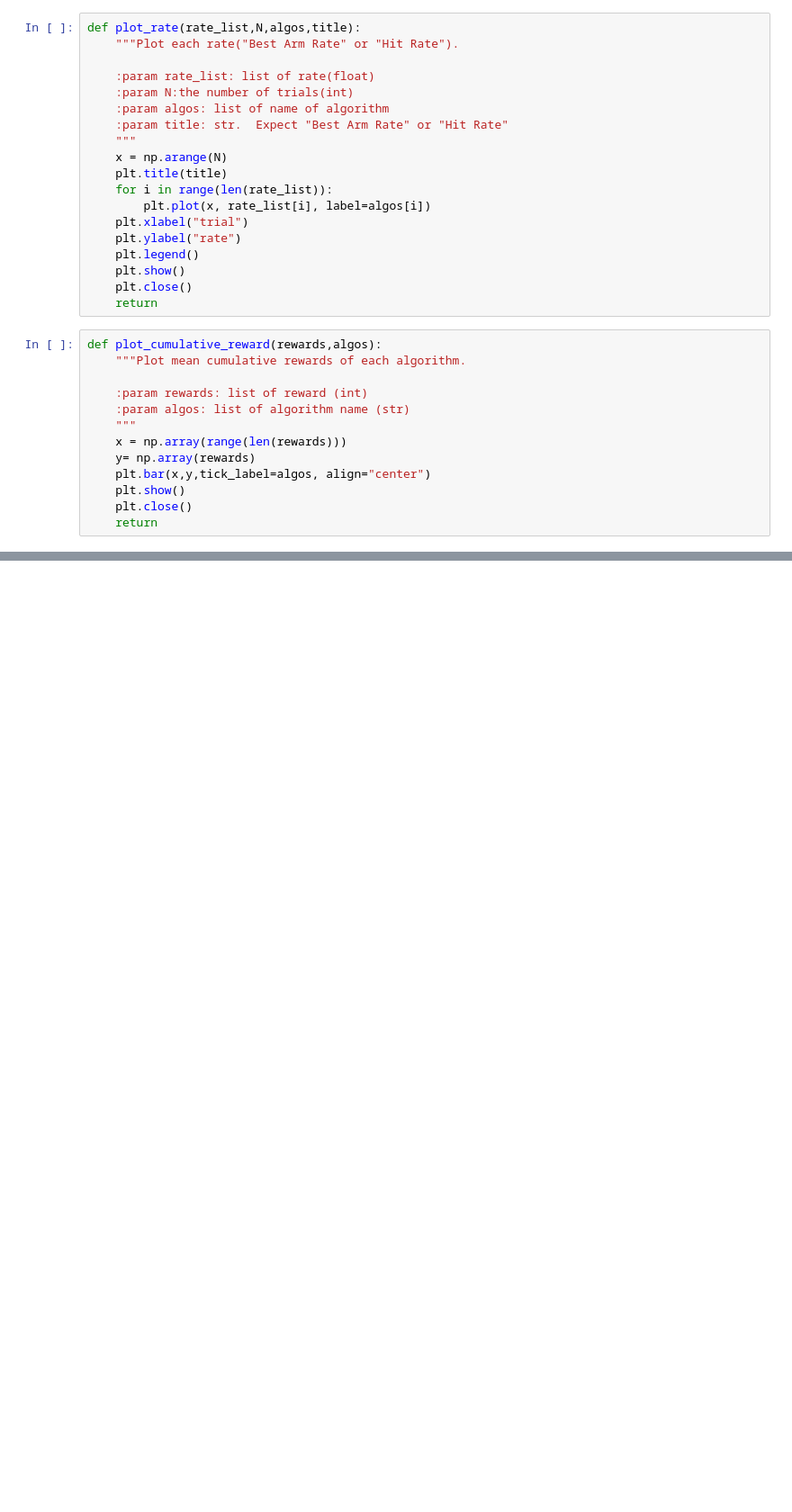
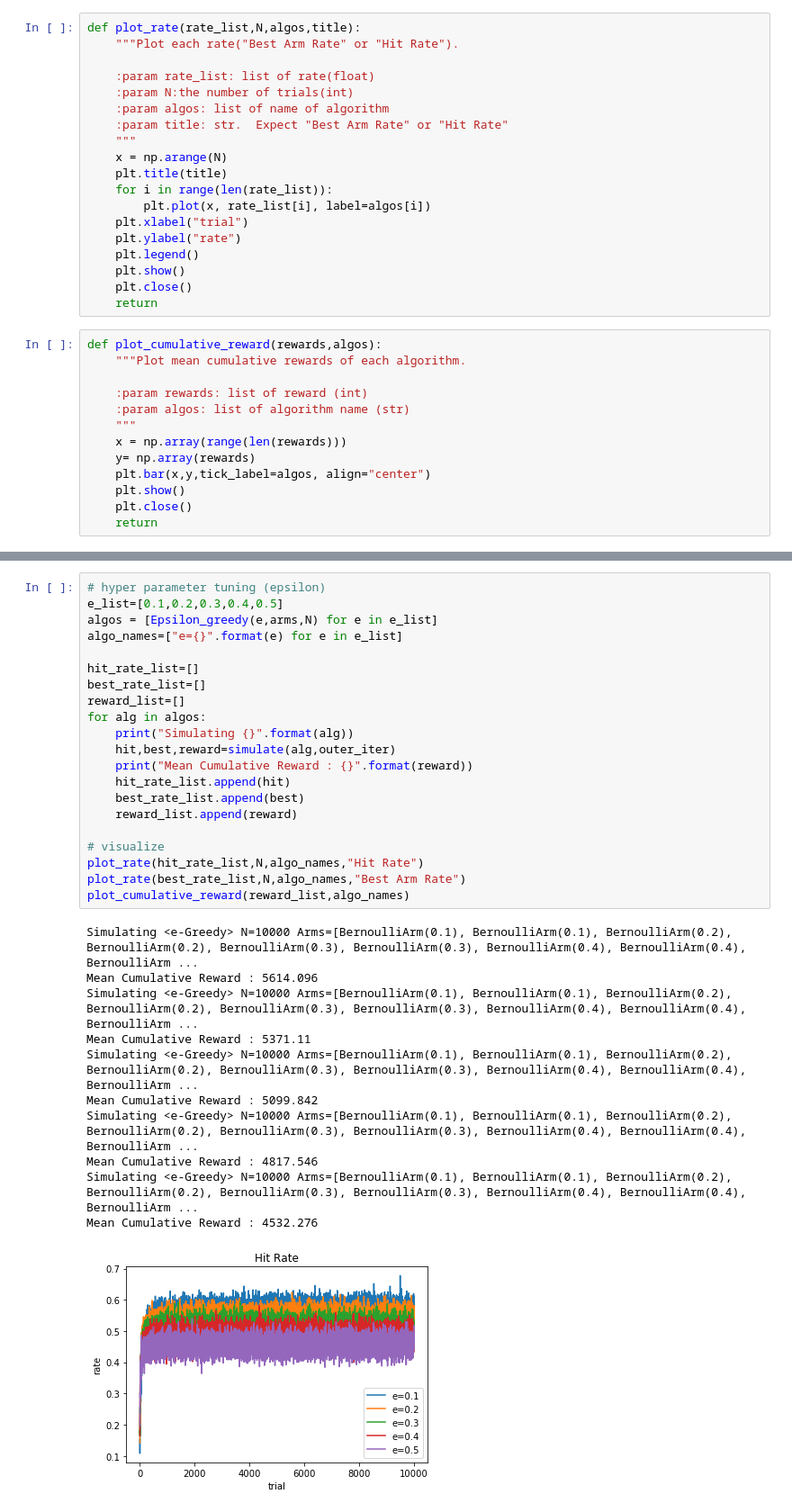
Before and after one commit to habroptilus/bandit, a Jupyter notebook: src/main.ipynb, the cells around one changed output, grey strips where cells are left out. Shown: that part at 90% size. Drawn from its saved outputs; the diff is of its cells as text; blank space fills up the shorter version.

```diff
--- a/src/main.ipynb
+++ b/src/main.ipynb
@@ -130,0 +131,33 @@ Mean Cumulative Reward : 1598.0
+# %%
+# hyper parameter tuning (epsilon)
+e_list=[0.1,0.2,0.3,0.4,0.5]
+algos = [Epsilon_greedy(e,arms,N) for e in e_list]
+algo_names=["e={}".format(e) for e in e_list]
+
+hit_rate_list=[]
+best_rate_list=[]
+reward_list=[]
+for alg in algos:
+    print("Simulating {}".format(alg))
+    hit,best,reward=simulate(alg,outer_iter)
+    print("Mean Cumulative Reward : {}".format(reward))
+    hit_rate_list.append(hit)
+    best_rate_list.append(best)
+    reward_list.append(reward)
+
+# visualize
+plot_rate(hit_rate_list,N,algo_names,"Hit Rate")
+plot_rate(best_rate_list,N,algo_names,"Best Arm Rate")
+plot_cumulative_reward(reward_list,algo_names)
+# %% [output]
+Simulating <e-Greedy> N=10000 Arms=[BernoulliArm(0.1), BernoulliArm(0.1), BernoulliArm(0.2), BernoulliArm(0.2), BernoulliArm(0.3), BernoulliArm(0.3), BernoulliArm(0.4), BernoulliArm(0.4), BernoulliArm ...
+Mean Cumulative Reward : 5614.096
+Simulating <e-Greedy> N=10000 Arms=[BernoulliArm(0.1), BernoulliArm(0.1), BernoulliArm(0.2), BernoulliArm(0.2), BernoulliArm(0.3), BernoulliArm(0.3), BernoulliArm(0.4), BernoulliArm(0.4), BernoulliArm ...
+Mean Cumulative Reward : 5371.11
+Simulating <e-Greedy> N=10000 Arms=[BernoulliArm(0.1), BernoulliArm(0.1), BernoulliArm(0.2), BernoulliArm(0.2), BernoulliArm(0.3), BernoulliArm(0.3), BernoulliArm(0.4), BernoulliArm(0.4), BernoulliArm ...
+Mean Cumulative Reward : 5099.842
+Simulating <e-Greedy> N=10000 Arms=[BernoulliArm(0.1), BernoulliArm(0.1), BernoulliArm(0.2), BernoulliArm(0.2), BernoulliArm(0.3), BernoulliArm(0.3), BernoulliArm(0.4), BernoulliArm(0.4), BernoulliArm ...
+Mean Cumulative Reward : 4817.546
+Simulating <e-Greedy> N=10000 Arms=[BernoulliArm(0.1), BernoulliArm(0.1), BernoulliArm(0.2), BernoulliArm(0.2), BernoulliArm(0.3), BernoulliArm(0.3), BernoulliArm(0.4), BernoulliArm(0.4), BernoulliArm ...
+Mean Cumulative Reward : 4532.276
+[figure, added]
```
Also changed, not shown: parts of 5 cells of this notebook.
